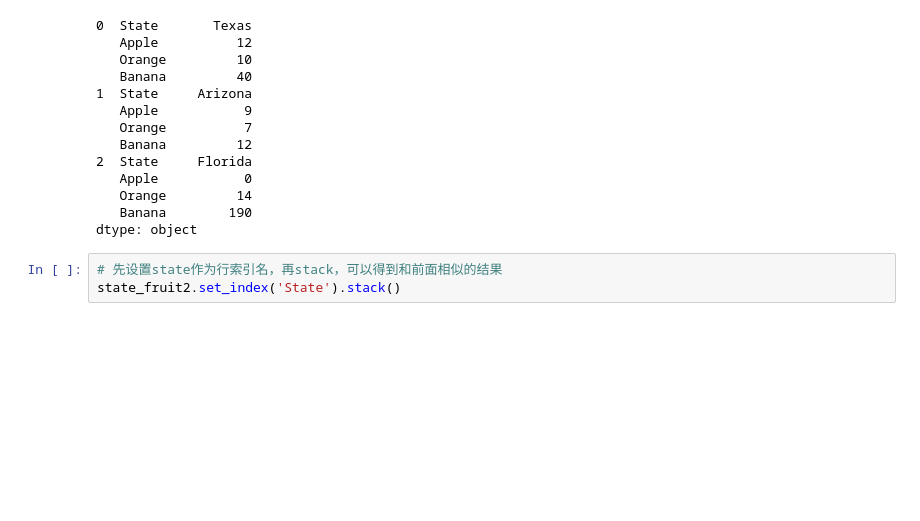
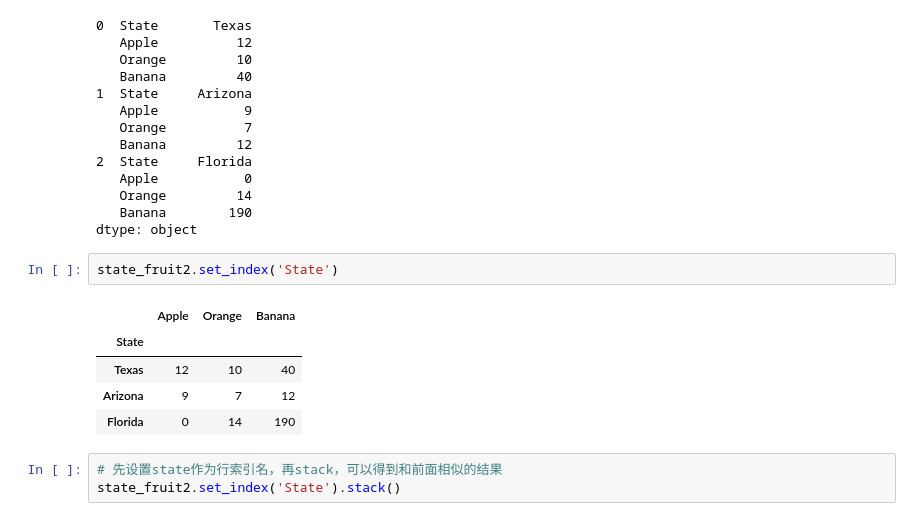
Before and after one commit to 99night66/pandas_study, a Jupyter notebook: 8_数据清理.ipynb, the cells around one changed output. Saved outputs shown, nothing was run; the diff lists cells and outputs as text; blank space fills up the shorter version.

```diff
--- a/8_数据清理.ipynb
+++ b/8_数据清理.ipynb
@@ -125,6 +124,14 @@ state_fruit2.stack()
    Orange         14
    Banana        190
 dtype: object
+# %%
+state_fruit2.set_index('State')
+# %% [output]
+|  | Apple | Orange | Banana |
+| State |  |  |  |
+| Texas | 12 | 10 | 40 |
+| Arizona | 9 | 7 | 12 |
+| Florida | 0 | 14 | 190 |
 # %%
 # 先设置state作为行索引名，再stack，可以得到和前面相似的结果
 state_fruit2.set_index('State').stack()
```
Also changed, not shown: parts of 4 cells of this notebook, 2 other files.
